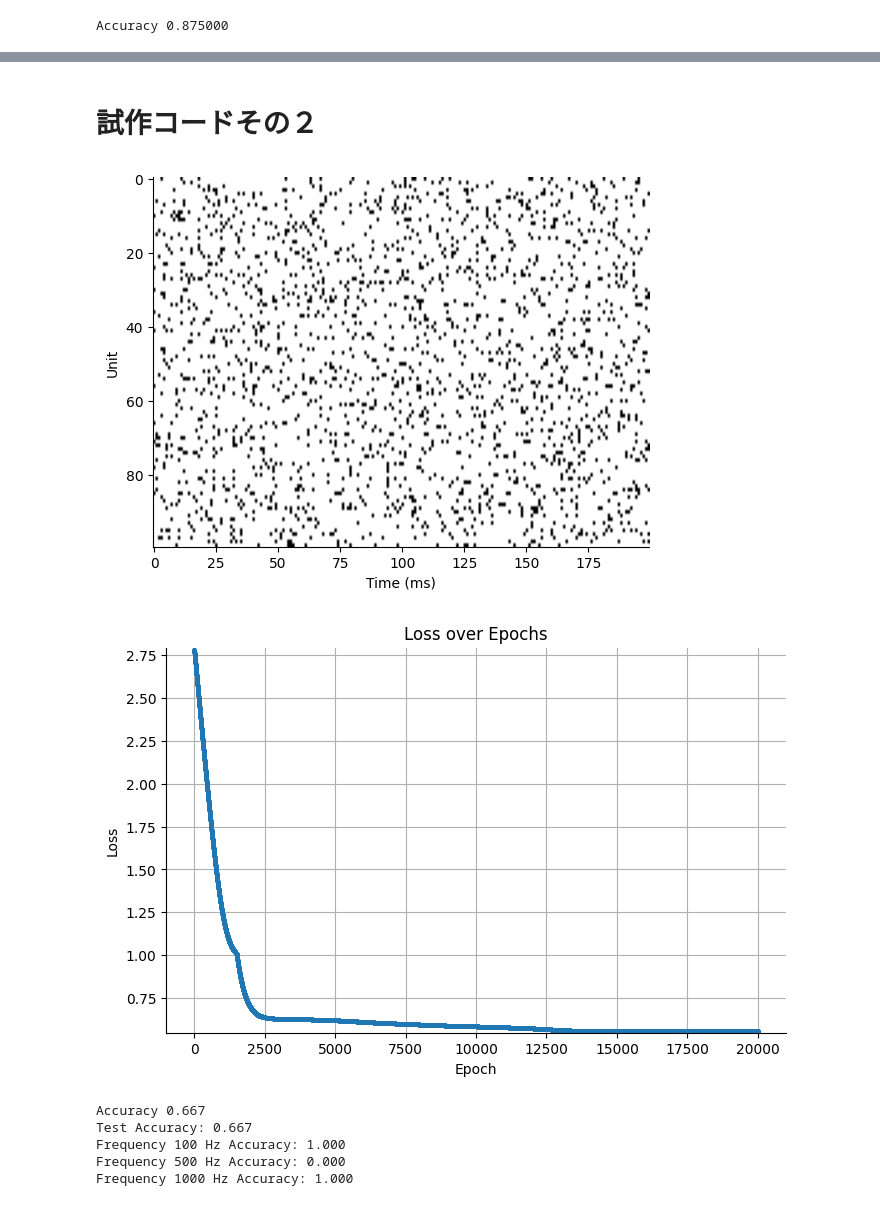
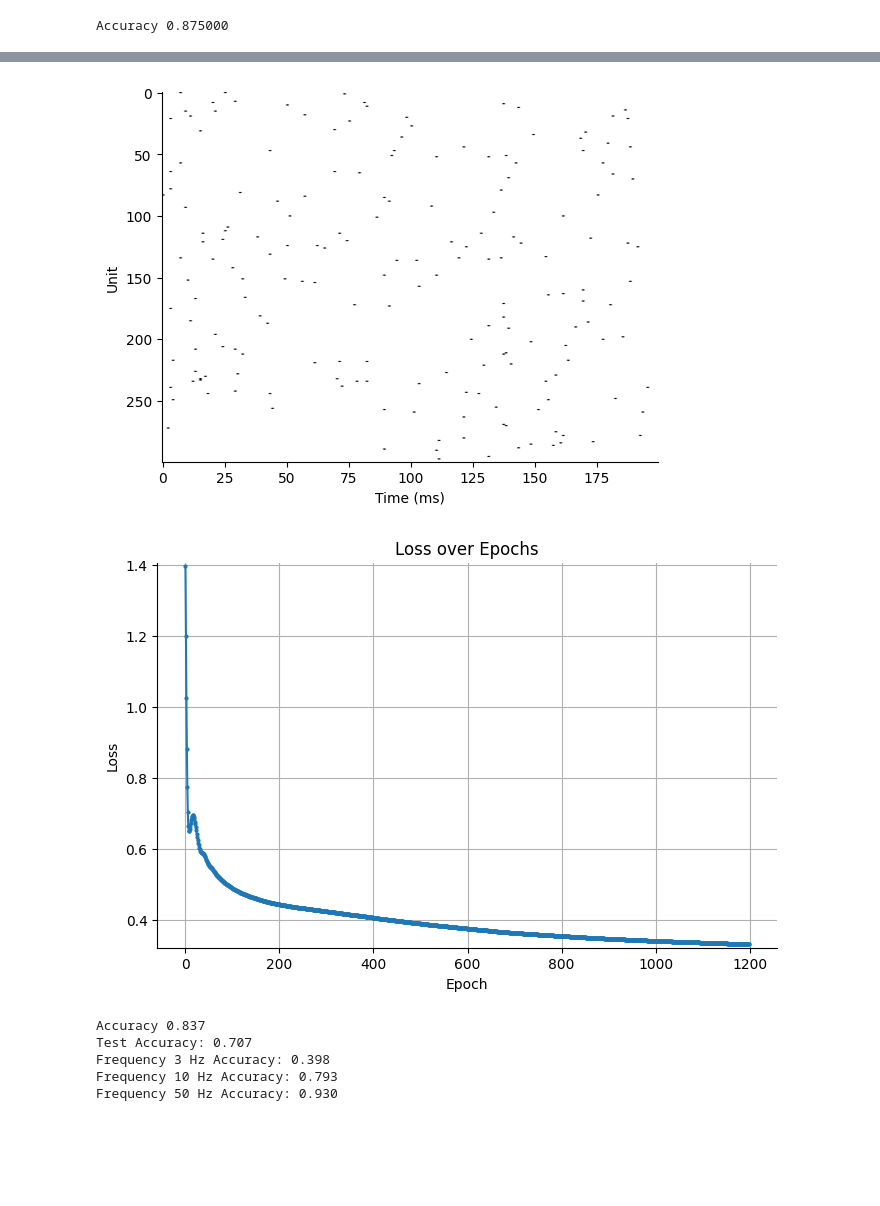
Before and after one commit to 0o999oo/oe, a Jupyter notebook: spytorch/SpyTorchTutorial1_XOR2.ipynb, the cells around one changed output, grey strips where cells are left out. Saved outputs shown, nothing was run; the diff lists cells and outputs as text; code cells hidden in the pictures; blank space fills up the shorter version.

```diff
--- a/spytorch/SpyTorchTutorial1_XOR2.ipynb
+++ b/spytorch/SpyTorchTutorial1_XOR2.ipynb
@@ -786,5 +786,3 @@ print("Accuracy %f"%acc)
-# %% [markdown]
-# 試作コードその２
 # %%
 import os
 import numpy as np
@@ -795,17 +793,24 @@ import seaborn as sns
 import torch
 import torch.nn as nn
 
+torch.manual_seed(0)
+
 dtype = torch.float
 device = torch.device("cpu")
 
+def spike_fn(x):
+    out = torch.zeros_like(x)
+    out[x > 0] = 1.0
+    return out
+
 # freq の設定
-freq_values = [100, 500, 1000]
+freq_values = [3, 10, 50]
 batch_size = 256  # バッチサイズをここで設定
 
 # 入力データ生成
 time_step = 1e-3
-nb_inputs = 100
-nb_hidden = 4
+nb_inputs = 300
+nb_hidden = 64
 nb_outputs = 2
 nb_steps = 200
 
@@ -818,7 +823,7 @@ for f in freq_values:
     mask = torch.rand((batch_size, nb_steps, nb_inputs), device=device, dtype=dtype)
     x_data_freq = torch.zeros((batch_size, nb_steps, nb_inputs), device=device, dtype=dtype, requires_grad=False)
     x_data_freq[mask < prob] = 1.0
-    label = 0 if f == 100 or f == 1000 else 1  # freq=3ならラベル0、それ以外は1
+    label = 1 if f == 10 else 0  # freq=3ならラベル0、それ以外は1
     y_data_freq = torch.tensor([label] * batch_size, device=device)
 
     x_data.append(x_data_freq)
@@ -859,11 +864,6 @@ def run_snn(inputs):
     mem_rec = []
     spk_rec = []
 
-    def spike_fn(x):
-        out = torch.zeros_like(x)
-        out[x > 0] = 1.0
-        return out
-
     # 隠れ層の活動を計算
     for t in range(nb_steps):
         mthr = mem - 1.0
@@ -902,13 +902,13 @@ def run_snn(inputs):
 # 学習関数
 def train_snn():
     params = [w1, w2]
-    optimizer = torch.optim.Adam(params, lr=1e-4, betas=(0.9, 0.999))  # Adamオプティマイザー
-    # デフォルトのlrは2e-3！！
+    optimizer = torch.optim.Adam(params, lr=2e-3, betas=(0.9, 0.999))  # Adamオプティマイザー
+
     log_softmax_fn = nn.LogSoftmax(dim=1)
     loss_fn = nn.NLLLoss()
 
     loss_hist = []
-    for e in range(20000):
+    for e in range(1200):
         output, _ = run_snn(x_data)
         m, _ = torch.max(output, 1)
         log_p_y = log_softmax_fn(m)
@@ -954,44 +954,44 @@ def generate_test_data():
         mask = torch.rand((batch_size, nb_steps, nb_inputs), device=device, dtype=dtype)
         x_data_freq = torch.zeros((batch_size, nb_steps, nb_inputs), device=device, dtype=dtype, requires_grad=False)
         x_data_freq[mask < prob] = 1.0
-        label = 0 if f == 100 or f == 1000 else 1  # freq=3ならラベル0、それ以外は1
+        label = 1 if f == 10 else 0  # freq=3ならラベル0、それ以外は1
         y_data_freq = torch.tensor([label] * batch_size, device=device)
 
         test_x_data.append(x_data_freq)
         test_y_data.append(y_data_freq)
 
     # テストデータを結合してバッチにまとめる
     test_x_data = torch.cat(test_x_data, dim=0)  # (3 * batch_size, nb_steps, nb_inputs)
     test_y_data = torch.cat(test_y_data, dim=0)  # (3 * batch_size, )
     return test_x_data, test_y_data
 
 # 推論の実行と精度の評価
 def evaluate_snn():
     test_x_data, test_y_data = generate_test_data()
     output, _ = run_snn(test_x_data)
     m, _ = torch.max(output, 1)
     _, predicted_labels = torch.max(m, 1)
 
     # 正解ラベルと予測ラベルを比較して精度を計算
     accuracy = np.mean((test_y_data == predicted_labels).detach().cpu().numpy())
     print("Test Accuracy: %.3f" % accuracy)
 
     # 各周波数ごとの分類結果を表示
     for i, f in enumerate(freq_values):
         start_idx = i * batch_size
         end_idx = (i + 1) * batch_size
         acc_per_freq = np.mean((test_y_data[start_idx:end_idx] == predicted_labels[start_idx:end_idx]).detach().cpu().numpy())
         print(f"Frequency {f} Hz Accuracy: {acc_per_freq:.3f}")
 
 # 推論の実行
 evaluate_snn()
 # %% [output]
-[figure, old version]
+[figure, new version]
-[figure, old version]
+[figure, new version]
-Accuracy 0.667
-Test Accuracy: 0.667
-Frequency 100 Hz Accuracy: 1.000
-Frequency 500 Hz Accuracy: 0.000
-Frequency 1000 Hz Accuracy: 1.000
+Accuracy 0.837
+Test Accuracy: 0.707
+Frequency 3 Hz Accuracy: 0.398
+Frequency 10 Hz Accuracy: 0.793
+Frequency 50 Hz Accuracy: 0.930
 # %% [markdown]
 <a rel="license" href="http://creativecommons.org/licenses/by/4.0/"><img alt="Creative Commons License" style="border-width:0" src="https://i.creativecommons.org/l/by/4.0/88x31.png" /></a><br />This work is licensed under a <a rel="license" href="http://creativecommons.org/licenses/by/4.0/">Creative Commons Attribution 4.0 International License</a>.
```
Also changed, not shown: parts of 7 cells of this notebook.
